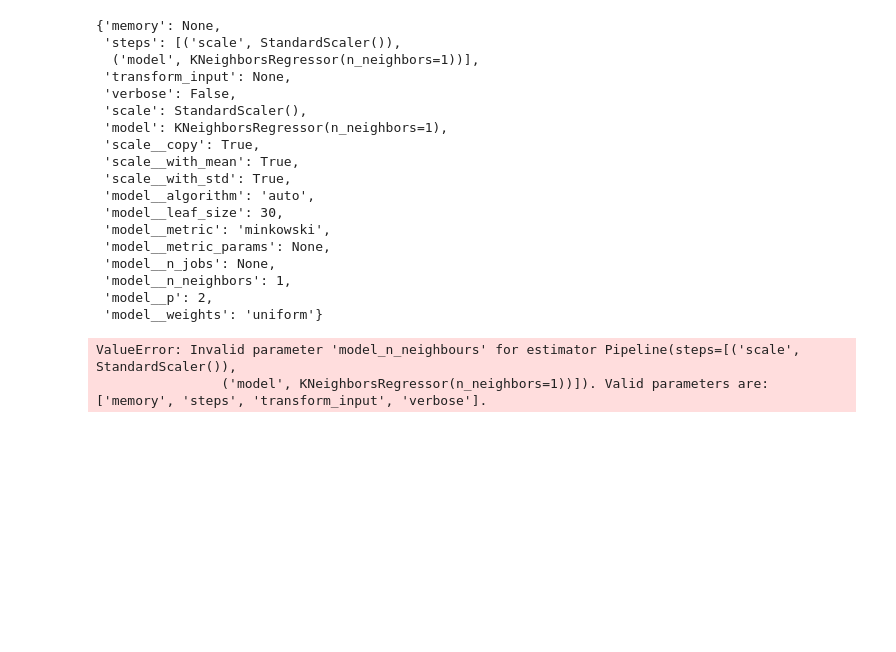
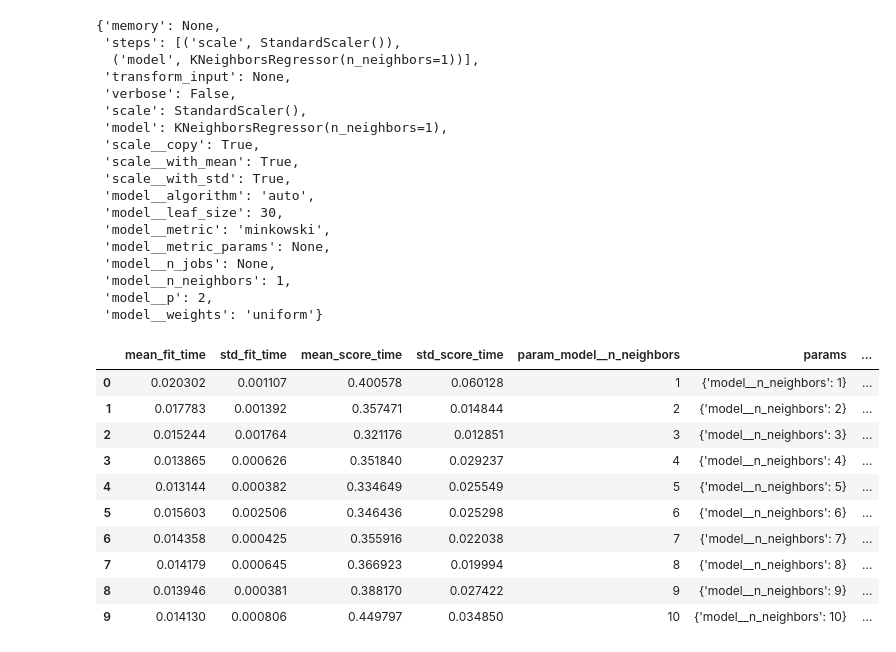
Before and after one commit to abhinavsinh014-prog/Advanced-python, a Jupyter notebook: Data_Visualization.py/scikitlearn.ipynb, the cells around one changed output. Drawn from its saved outputs; the diff is of its cells as text; code cells hidden in the pictures; blank space fills up the shorter version.

```diff
--- a/Data_Visualization.py/scikitlearn.ipynb
+++ b/Data_Visualization.py/scikitlearn.ipynb
@@ -56,11 +56,25 @@ pipe.get_params()
  'model__weights': 'uniform'}
 # %%
 mod = GridSearchCV(estimator=pipe,
-                   param_grid={'model_n_neighbours':[1,2,3,4,5,6,7,8,9,10]},
-                               cv =3)
+                 param_grid={
+                   'model__n_neighbors': [1, 2, 3, 4, 5, 6, 7, 8, 9, 10]
+                 },
+                 cv=3)
 # %%
+import pandas as pd
+
+
 mod.fit(X, y);
-mod.cv_results_
+pd.DataFrame(mod.cv_results_)
 # %% [output]
-ValueError: Invalid parameter 'model_n_neighbours' for estimator Pipeline(steps=[('scale', StandardScaler()),
-                ('model', KNeighborsRegressor(n_neighbors=1))]). Valid parameters are: ['memory', 'steps', 'transform_input', 'verbose'].
+|  | mean_fit_time | std_fit_time | mean_score_time | std_score_time | param_model__n_neighbors | params | ... |
+| 0 | 0.020302 | 0.001107 | 0.400578 | 0.060128 | 1 | {'model__n_neighbors': 1} | ... |
+| 1 | 0.017783 | 0.001392 | 0.357471 | 0.014844 | 2 | {'model__n_neighbors': 2} | ... |
+| 2 | 0.015244 | 0.001764 | 0.321176 | 0.012851 | 3 | {'model__n_neighbors': 3} | ... |
+| 3 | 0.013865 | 0.000626 | 0.351840 | 0.029237 | 4 | {'model__n_neighbors': 4} | ... |
+| 4 | 0.013144 | 0.000382 | 0.334649 | 0.025549 | 5 | {'model__n_neighbors': 5} | ... |
+| 5 | 0.015603 | 0.002506 | 0.346436 | 0.025298 | 6 | {'model__n_neighbors': 6} | ... |
+| 6 | 0.014358 | 0.000425 | 0.355916 | 0.022038 | 7 | {'model__n_neighbors': 7} | ... |
+| 7 | 0.014179 | 0.000645 | 0.366923 | 0.019994 | 8 | {'model__n_neighbors': 8} | ... |
+| 8 | 0.013946 | 0.000381 | 0.388170 | 0.027422 | 9 | {'model__n_neighbors': 9} | ... |
+| 9 | 0.014130 | 0.000806 | 0.449797 | 0.034850 | 10 | {'model__n_neighbors': 10} | ... |
```
